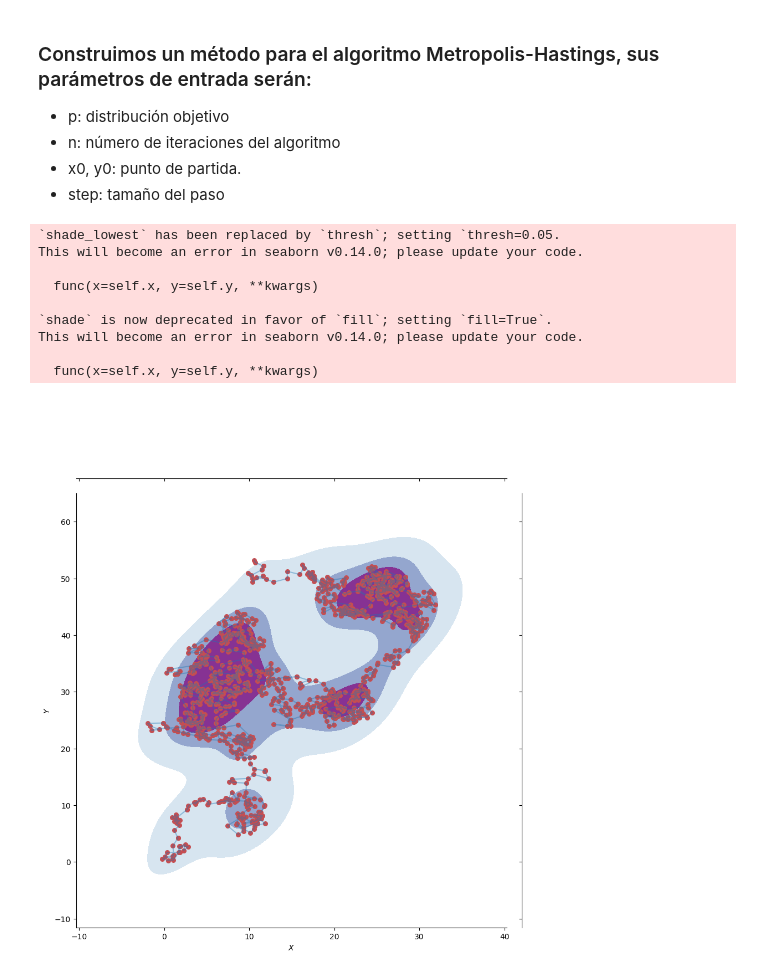
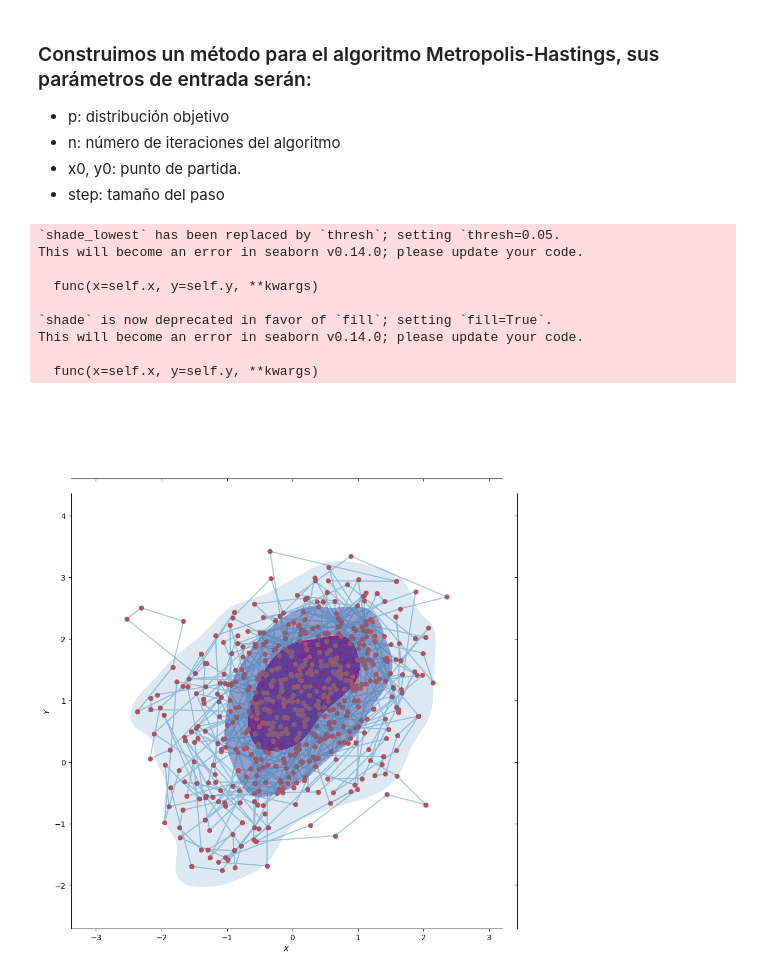
Before and after one commit to MaricelaMH/SIMULACION-II, a Jupyter notebook: Caminantes.ipynb, the cells around one changed output. Cells and saved outputs as stored; diff of their text form; code cells hidden in the pictures.

```diff
--- a/Caminantes.ipynb
+++ b/Caminantes.ipynb
@@ -151,19 +147,19 @@ def metropolis_hastings(p, n, x0, y0, step):
     return points
 # %%
 # generate the samples
-samples = metropolis_hastings(himmelblau, 1000, 1, 1, 0.8) # Para himmelblau
+samples = metropolis_hastings(ptarget, 1000, 1, 1, 0.8) # Para himmelblau
 
 # visualise
 plot_dist(samples[:, 0], samples[:, 1])
 plt.savefig('caminates.png')
 # %% [output]
 `shade_lowest` has been replaced by `thresh`; setting `thresh=0.05.
 This will become an error in seaborn v0.14.0; please update your code.
 
   func(x=self.x, y=self.y, **kwargs)
 
 `shade` is now deprecated in favor of `fill`; setting `fill=True`.
 This will become an error in seaborn v0.14.0; please update your code.
 
   func(x=self.x, y=self.y, **kwargs)
-[figure, old version]
+[figure, new version]
```
Also changed, not shown: parts of 46 cells of this notebook.
